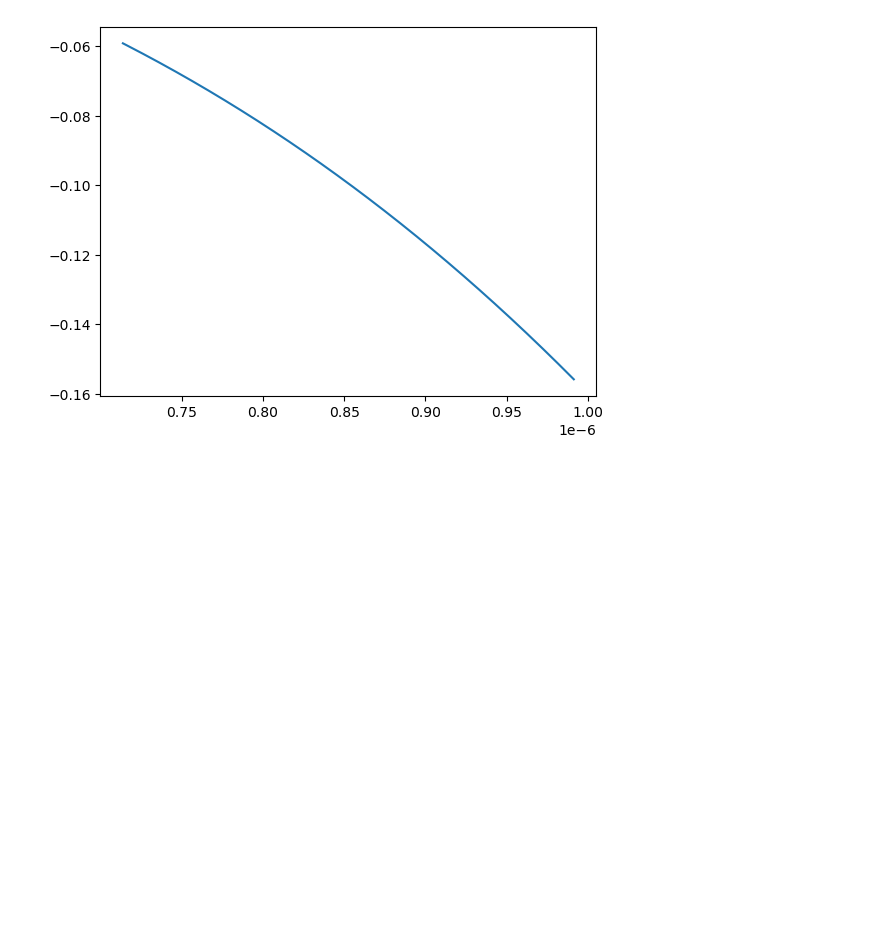
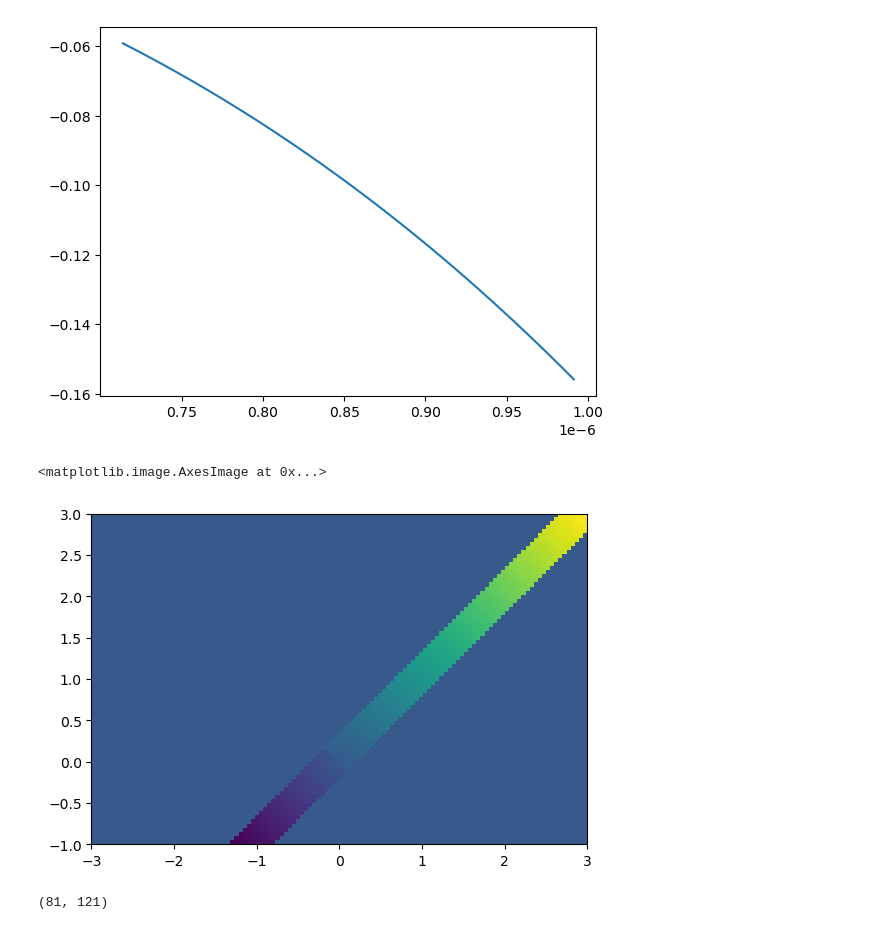
Before and after one commit to MTLphys/FittingFunctions, a Jupyter notebook: helpfulnotebooks/GVDpulsebroadening.ipynb, the cells around one changed output. Drawn from its saved outputs; the diff is of its cells as text; code cells hidden in the pictures; blank space fills up the shorter version.

```diff
--- a/helpfulnotebooks/GVDpulsebroadening.ipynb
+++ b/helpfulnotebooks/GVDpulsebroadening.ipynb
@@ -44,3 +44,32 @@ plt.plot(wl,n)
 # %% [output]
 [<matplotlib.lines.Line2D at 0x...>]
 [figure]
+# %%
+import numpy as np
+import matplotlib.pyplot as plt
+Nx =121
+Ny =81
+xm = -3.0
+xp = 3.0
+ym = -1.0
+yp = 3.0
+z = np.zeros((Ny,Nx))
+x= np.linspace(xm,xp,Nx)
+y= np.linspace(ym,yp,Ny)
+X,Y = np.meshgrid(x,y)
+dr = (x[1]-x[0])
+intsteps = 11
+for i in range(intsteps):
+    disp = i*dr-dr*(intsteps+1)/2
+    crt =np.abs((X-Y-disp))<.01
+    z[crt] =np.sqrt((X[crt])**2+(Y[crt])**2)*np.sign(X[crt]+Y[crt])
+fig,ax = plt.subplots(1)
+ax.imshow(np.flipud(z),extent = (xm,xp,ym,yp))
+#ax.contour(X,Y,z)
+# %% [output]
+<matplotlib.image.AxesImage at 0x...>
+[figure, added]
+# %%
+X.shape
+# %% [output]
+(81, 121)
```
Also changed, not shown: parts of 1 cell of this notebook, 1 other file.
